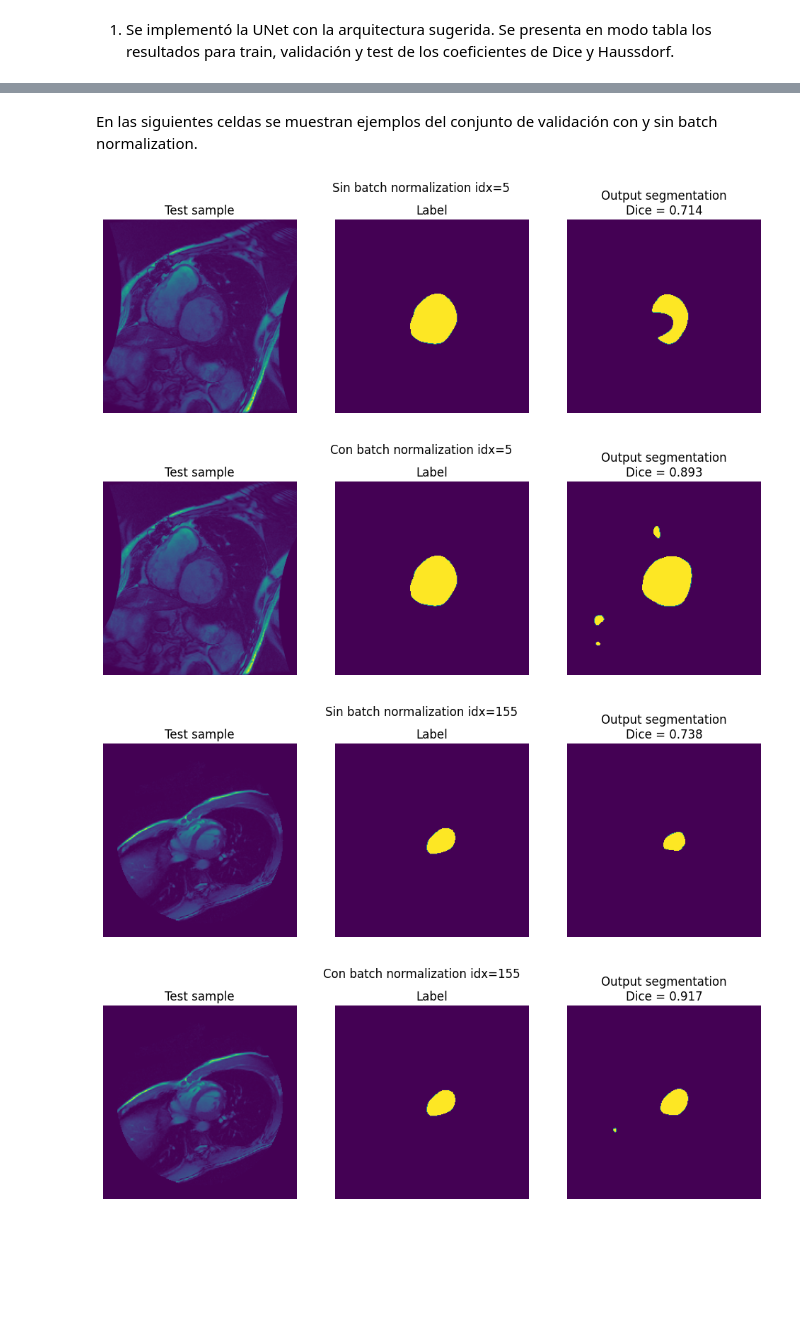
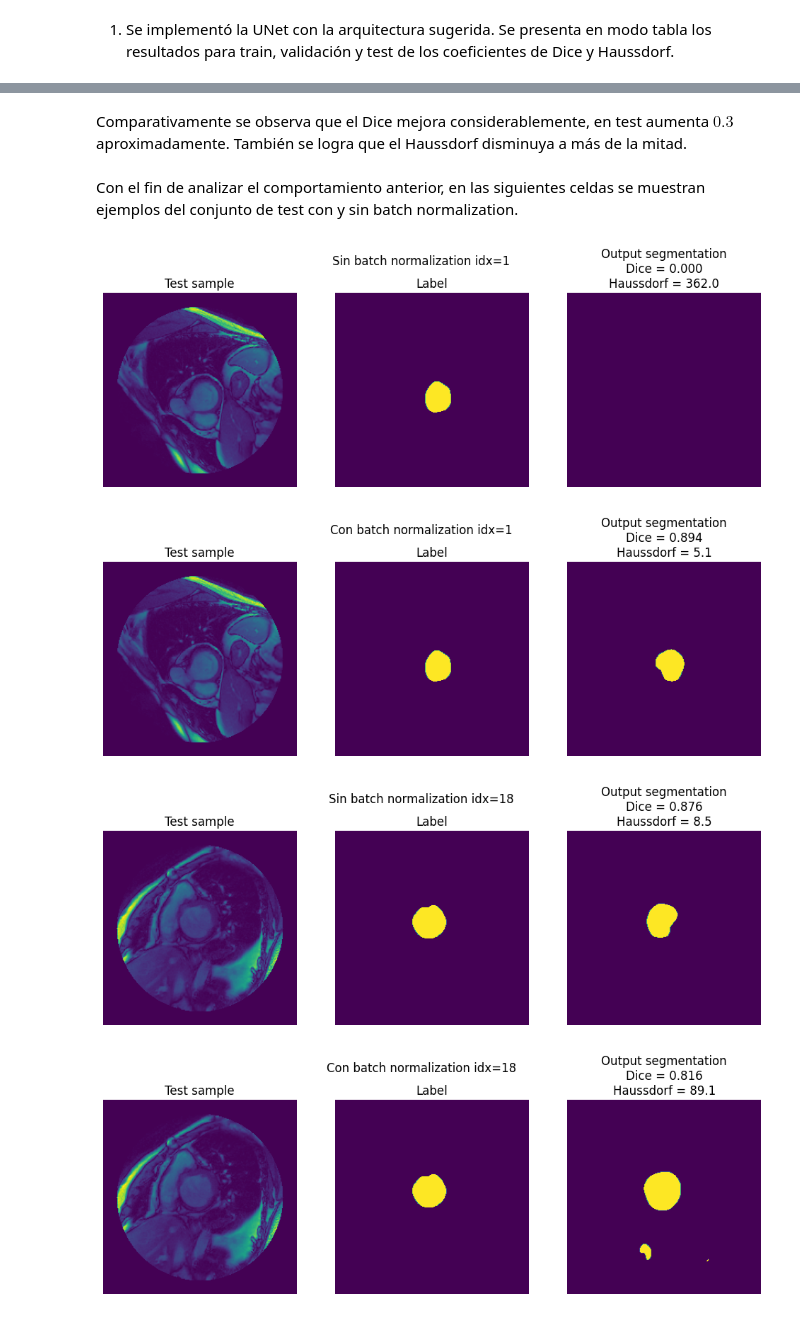
Before and after one commit to camilomarino/DLBioIm, a Jupyter notebook: Practica_4_Camilo.ipynb, the cells around one changed output, grey strips where cells are left out. Saved outputs shown, nothing was run; the diff lists cells and outputs as text; code cells hidden in the pictures; blank space fills up the shorter version.

```diff
--- a/Practica_4_Camilo.ipynb
+++ b/Practica_4_Camilo.ipynb
@@ -772,9 +770,9 @@ plot_history(history_bn, ax)
 Una vez entrenado el modelo, procedemos a generar las predicciones sobre las imágenes de test.
 # %%
 ## Cargo los pesos entrenados
-def plot_eval_sample(model, ax, idx=1):
+def plot_eval_sample(model, dataset, ax, idx=1):
 
-    sample = val_dataset[idx]
+    sample = dataset[idx]
     image, label = sample["image"], sample["label"]
 
     device = torch.device("cuda:0" if torch.cuda.is_available() else "cpu")
@@ -792,8 +790,13 @@ def plot_eval_sample(model, ax, idx=1):
         seg = model(data)[0, 0, :, :]  # quitando el batchsize
 
     binary = seg > 0.5
-
-    dice = metrics.dc(binary.cpu().numpy(), label.cpu().numpy())
+    if binary.sum() == 0:
+        # evito errores y reporto metricas similares a las reales.
+        dice = 0
+        haussdorf = (torch.tensor(binary.shape) ** 2).sum().sqrt()
+    else:
+        dice = metrics.dc(binary.cpu().numpy(), label.cpu().numpy())
+        haussdorf = metrics.hd(binary.cpu().numpy(), label.cpu().numpy())
 
     ax[0].axis("off")
     ax[0].imshow(image[0, :, :])
@@ -805,16 +808,18 @@ def plot_eval_sample(model, ax, idx=1):
 
     ax[2].axis("off")
     ax[2].imshow(binary.cpu().numpy())
-    ax[2].set_title(f"Output segmentation\nDice = {dice:.3f}")
+    ax[2].set_title(
+        f"Output segmentation\nDice = {dice:.3f}\nHaussdorf = {haussdorf:.1f}"
+    )
 
 
 idx = 6
 
 fig, ax = plt.subplots(1, 3, dpi=100, figsize=(12, 4))
 fig.suptitle("Sin batch normalization")
-plot_eval_sample(model, ax, idx=idx)
+plot_eval_sample(model, val_dataset, ax, idx=idx)
 
 fig, ax = plt.subplots(1, 3, dpi=100, figsize=(12, 4))
 fig.suptitle("Con batch normalization")
-plot_eval_sample(model_bn, ax, idx=idx)
+plot_eval_sample(model_bn, val_dataset, ax, idx=idx)
 # %% [output]
@@ -927,22 +1004,17 @@ df
+# %% [markdown]
+Comparativamente se observa que el Dice mejora considerablemente, en test aumenta $0.3$ aproximadamente. También se logra que el Haussdorf disminuya a más de la mitad.
 # %% [markdown]
-En las siguientes celdas se muestran ejemplos del conjunto de validación con y sin batch normalization.
+Con el fin de analizar el comportamiento anterior, en las siguientes celdas se muestran ejemplos del conjunto de test con y sin batch normalization.
 # %%
-idx = 5
-fig, ax = plt.subplots(1, 3, dpi=100, figsize=(12, 4))
-fig.suptitle(f"Sin batch normalization idx={idx}")
-plot_eval_sample(model, ax, idx=idx)
-fig, ax = plt.subplots(1, 3, dpi=100, figsize=(12, 4))
-fig.suptitle(f"Con batch normalization idx={idx}")
-plot_eval_sample(model_bn, ax, idx=idx)
-idx = 155
-fig, ax = plt.subplots(1, 3, dpi=100, figsize=(12, 4))
-fig.suptitle(f"Sin batch normalization idx={idx}")
-plot_eval_sample(model, ax, idx=idx)
-fig, ax = plt.subplots(1, 3, dpi=100, figsize=(12, 4))
-fig.suptitle(f"Con batch normalization idx={idx}")
-plot_eval_sample(model_bn, ax, idx=idx)
+for idx in [1, 18, 43, 55]:
+    fig, ax = plt.subplots(1, 3, dpi=100, figsize=(12, 4))
+    fig.suptitle(f"Sin batch normalization idx={idx}")
+    plot_eval_sample(model, test_dataset, ax, idx=idx)
+    fig, ax = plt.subplots(1, 3, dpi=100, figsize=(12, 4))
+    fig.suptitle(f"Con batch normalization idx={idx}")
+    plot_eval_sample(model_bn, test_dataset, ax, idx=idx)
 # %% [output]
-[figure, old version]
+[figure, new version]
-[figure, old version]
+[figure, new version]
-[figure, old version]
+[figure, new version]
-[figure, old version]
+[figure, new version]
```
Also changed, not shown: parts of 23 cells of this notebook, 3 other files.
